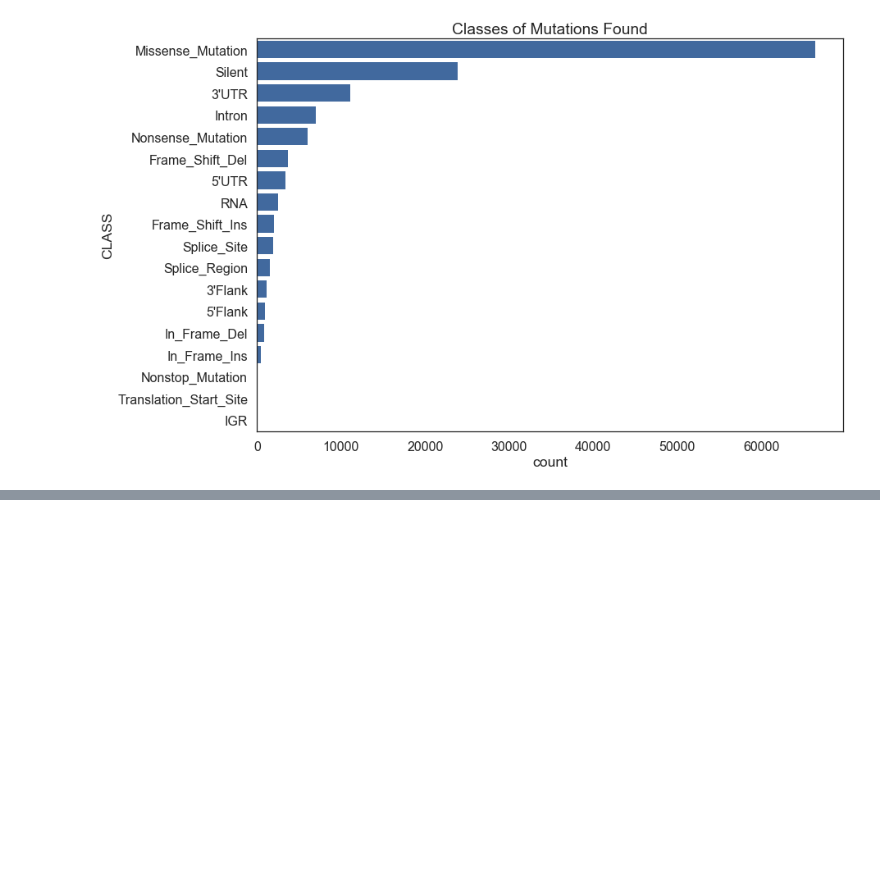
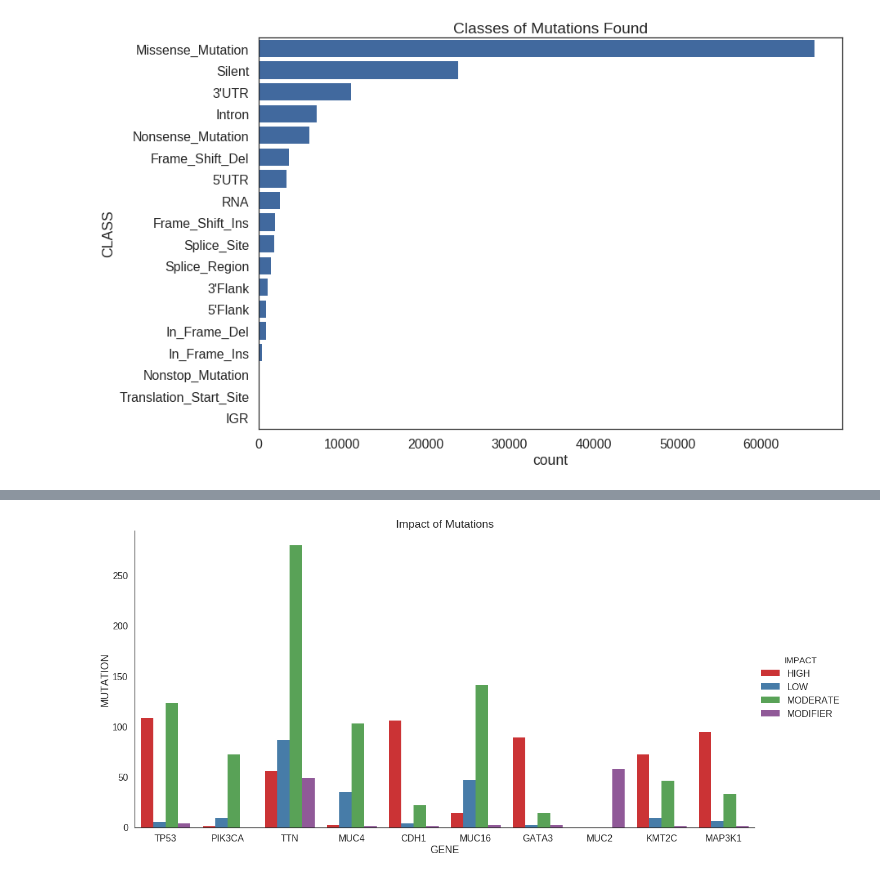
Before and after one commit to carMartinez/eda_python_vs_r, a Jupyter notebook: python_explore.ipynb, the cells around one changed output, grey strips where cells are left out. Drawn from its saved outputs; the diff is of its cells as text; code cells hidden in the pictures; blank space fills up the shorter version.

```diff
--- a/python_explore.ipynb
+++ b/python_explore.ipynb
@@ -387,0 +336,7 @@ AttributeError: 'DataFrame' object has no attribute 'MUTATION_TYPE'
+# %%
+## Count by multiple groups
+df_impact = df.groupby(['GENE', 'IMPACT']).agg({
+    'MUTATION': 'nunique'
+})
+df_impact.reset_index(inplace = True)
+df_impact.head()
@@ -387,0 +350,22 @@ AttributeError: 'DataFrame' object has no attribute 'MUTATION_TYPE'
+# %%
+genes = df_summary.index.tolist()[0:10]
+df_plt = df_impact.loc[df_impact['GENE'].isin(genes),]
+df_plt.head()
+
+## Plot styling
+sns.factorplot(
+    x = 'GENE',
+    y = 'MUTATION',
+    hue = 'IMPACT',
+    order = genes,
+    palette = 'Set1',
+    kind = 'bar',
+    size = 8,
+    aspect = 2,
+    data = df_plt
+)
+plt.title('Impact of Mutations')
+# plt.legend(loc=0)
+plt.show()
+# %% [output]
+[figure, added]
```
Also changed, not shown: parts of 17 cells of this notebook, 3 other files.
